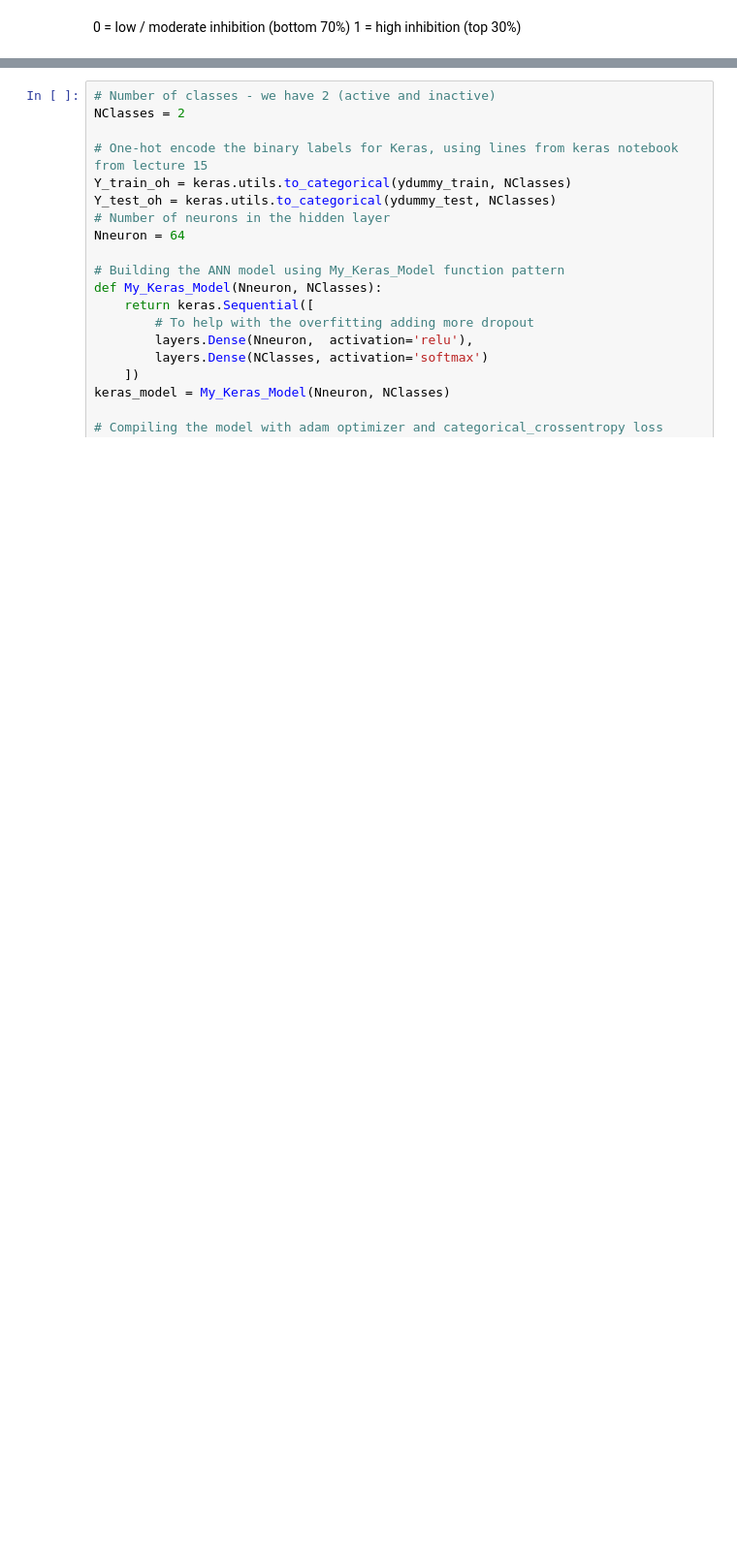
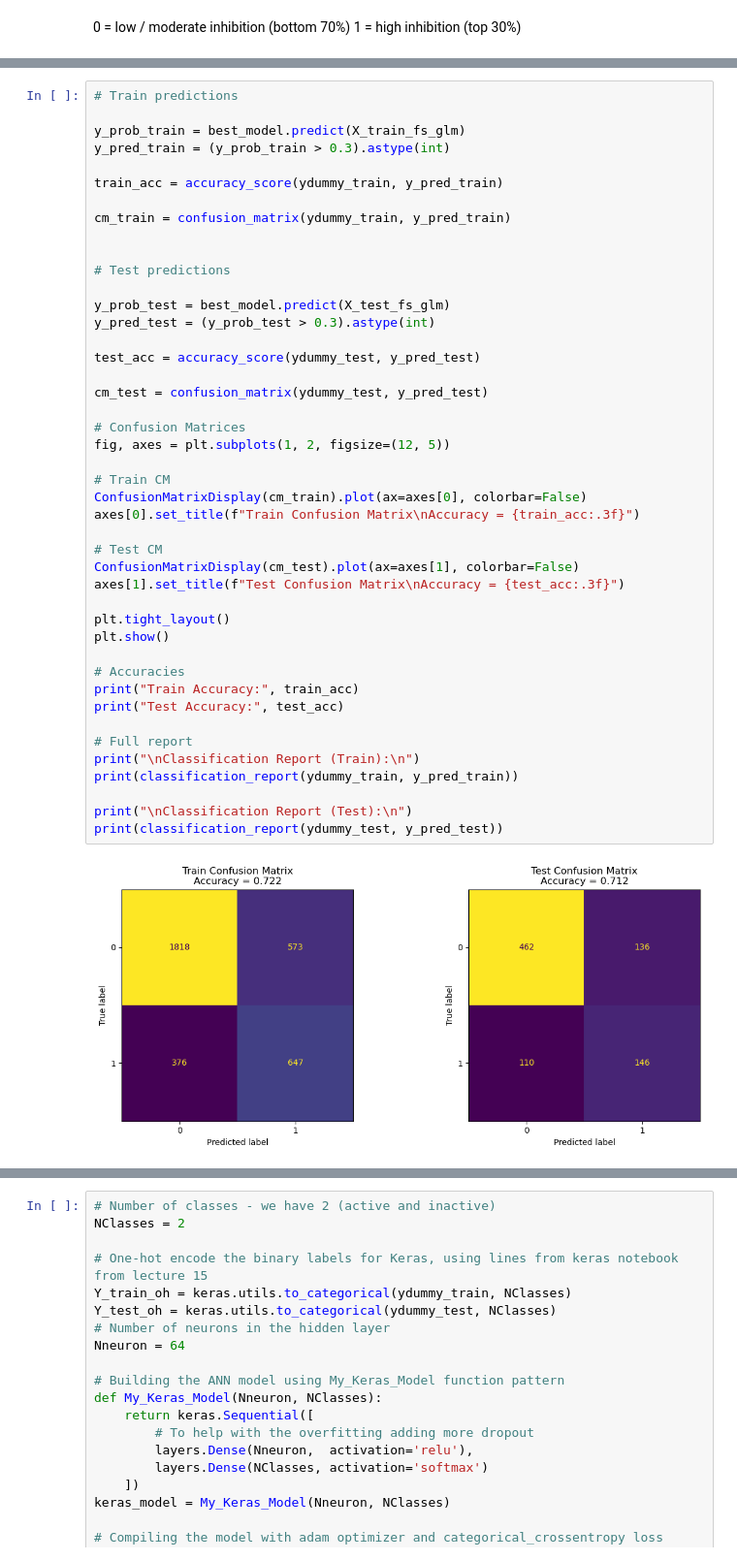
Before and after one commit to dw1229/chem277a-final-ecoli-inhibition-ml, a Jupyter notebook: ecoli_inhibition_ml.ipynb, the cells around one changed output, grey strips where cells are left out. Shown at 97% size. Cells and saved outputs as stored; diff of their text form; blank space fills up the shorter version.

```diff
--- a/ecoli_inhibition_ml.ipynb
+++ b/ecoli_inhibition_ml.ipynb
@@ -867,0 +930,46 @@ The limitations observed in the GLM suggest that the relationship between molecu
+# %%
+# Train predictions
+
+y_prob_train = best_model.predict(X_train_fs_glm)
+y_pred_train = (y_prob_train > 0.3).astype(int)
+
+train_acc = accuracy_score(ydummy_train, y_pred_train)
+
+cm_train = confusion_matrix(ydummy_train, y_pred_train)
+
+
+# Test predictions
+
+y_prob_test = best_model.predict(X_test_fs_glm)
+y_pred_test = (y_prob_test > 0.3).astype(int)
+
+test_acc = accuracy_score(ydummy_test, y_pred_test)
+
+cm_test = confusion_matrix(ydummy_test, y_pred_test)
+
+# Confusion Matrices
+fig, axes = plt.subplots(1, 2, figsize=(12, 5))
+
+# Train CM
+ConfusionMatrixDisplay(cm_train).plot(ax=axes[0], colorbar=False)
+axes[0].set_title(f"Train Confusion Matrix\nAccuracy = {train_acc:.3f}")
+
+# Test CM
+ConfusionMatrixDisplay(cm_test).plot(ax=axes[1], colorbar=False)
+axes[1].set_title(f"Test Confusion Matrix\nAccuracy = {test_acc:.3f}")
+
+plt.tight_layout()
+plt.show()
+
+# Accuracies
+print("Train Accuracy:", train_acc)
+print("Test Accuracy:", test_acc)
+
+# Full report
+print("\nClassification Report (Train):\n")
+print(classification_report(ydummy_train, y_pred_train))
+
+print("\nClassification Report (Test):\n")
+print(classification_report(ydummy_test, y_pred_test))
+# %% [output]
+[figure, added]
```
Also changed, not shown: parts of 63 cells of this notebook, 1 other file.
